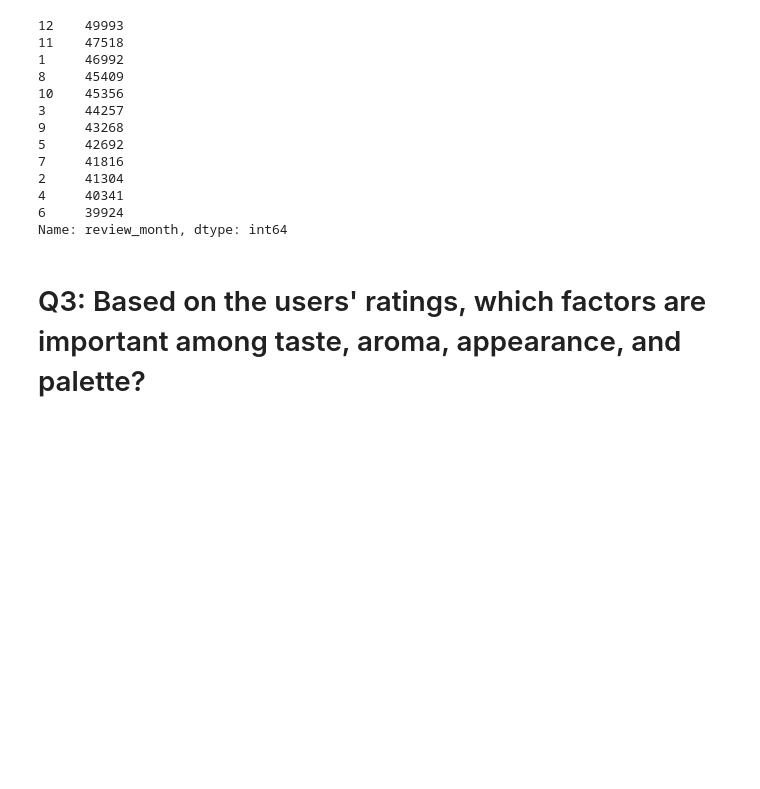
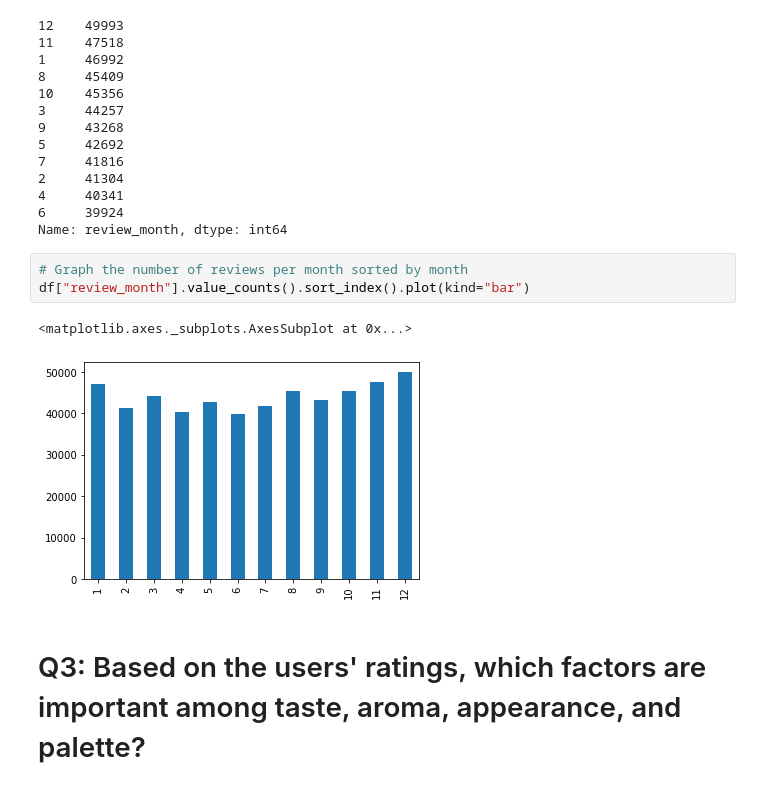
Before and after one commit to AvatarJoshi/beer_data_analysis, a Jupyter notebook: beer_analysis.ipynb, the cells around one changed output. Drawn from its saved outputs; the diff is of its cells as text; blank space fills up the shorter version.

```diff
--- a/beer_analysis.ipynb
+++ b/beer_analysis.ipynb
@@ -97,5 +103,11 @@ df["review_month"].value_counts()
 4     40341
 6     39924
 Name: review_month, dtype: int64
+# %%
+# Graph the number of reviews per month sorted by month
+df["review_month"].value_counts().sort_index().plot(kind="bar")
+# %% [output]
+<matplotlib.axes._subplots.AxesSubplot at 0x...>
+[figure, added]
 # %% [markdown]
 # Q3: Based on the users' ratings, which factors are important among taste, aroma, appearance, and palette?
```
Also changed, not shown: parts of 5 cells of this notebook.
